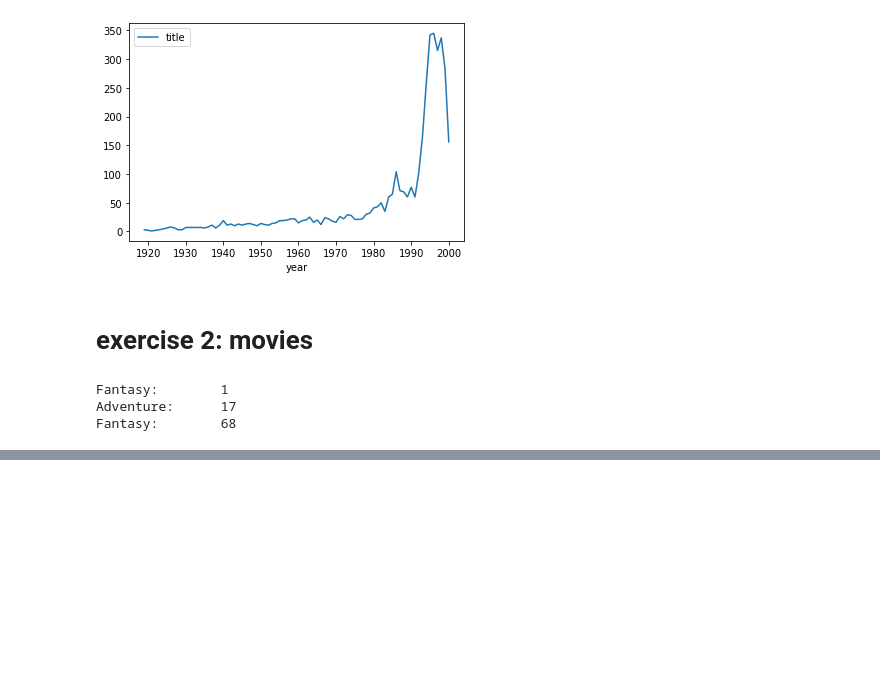
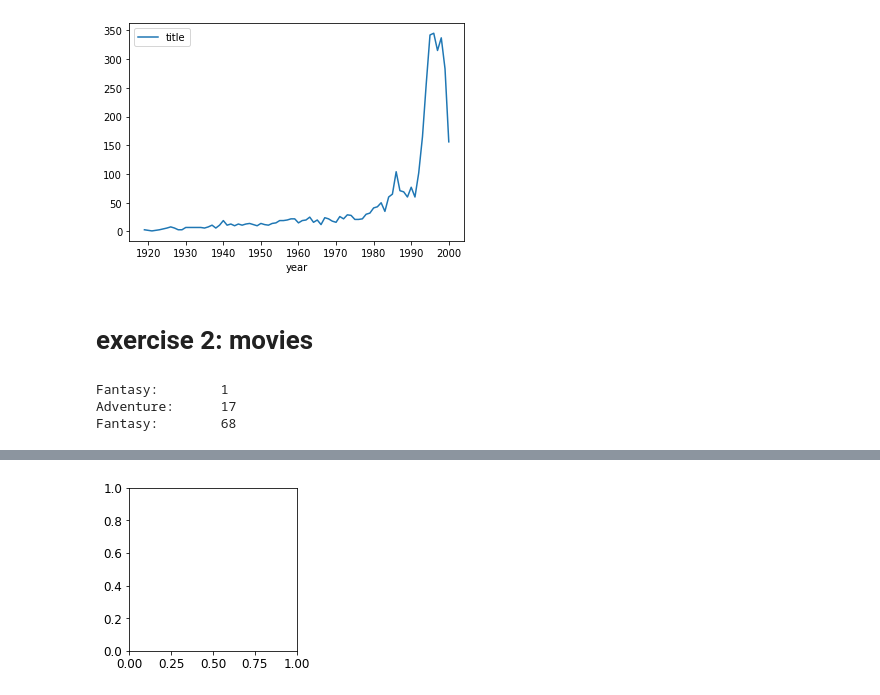
Before and after one commit to TheFox9711/MLPNS_LVolpi, a Jupyter notebook: MLPNS23_bootcamp.ipynb, the cells around one changed output, grey strips where cells are left out. Cells and saved outputs as stored; diff of their text form; code cells hidden in the pictures; blank space fills up the shorter version.

```diff
--- a/MLPNS23_bootcamp.ipynb
+++ b/MLPNS23_bootcamp.ipynb
@@ -398,0 +640,3 @@ Fantasy:        68
+# %%
+pl.rcParams['font.size'] = 20
+pl.rcParams
@@ -398,0 +661,9 @@ Fantasy:        68
+# %%
+pylab.rcParams.update({'font.size': 12, 'figure.figsize': (10,10)})
+# %%
+myx = np.arange(10)
+myy = np.arange(0, 100, 10)
+fig = pl.figure(figsize=(3,3))
+ax = fig.add_subplot(1, 1, 1)
+# %% [output]
+[figure, added]
```
Also changed, not shown: parts of 39 cells of this notebook.
